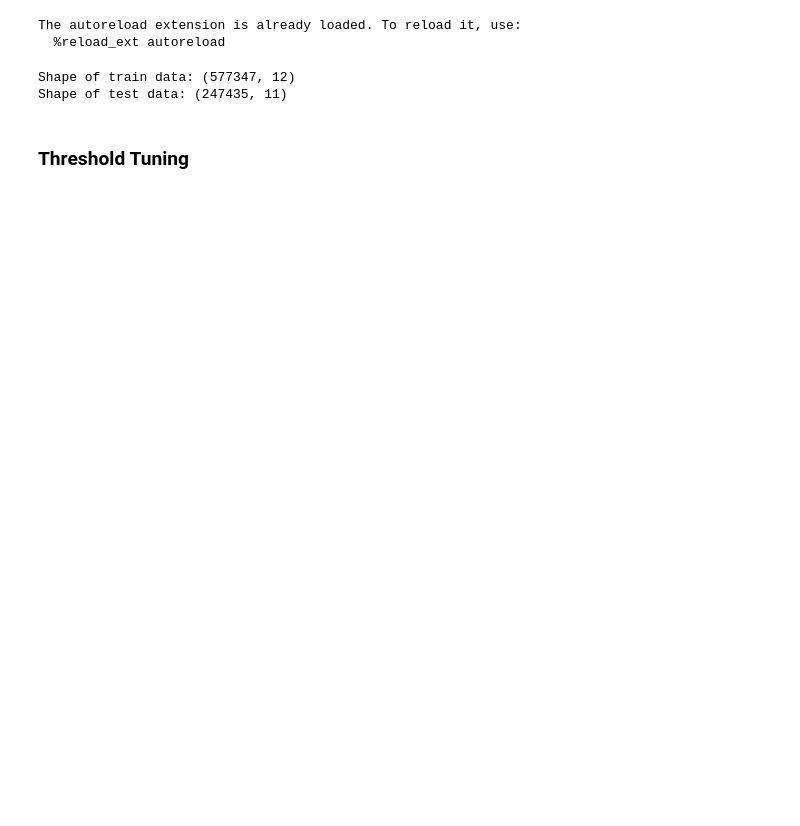
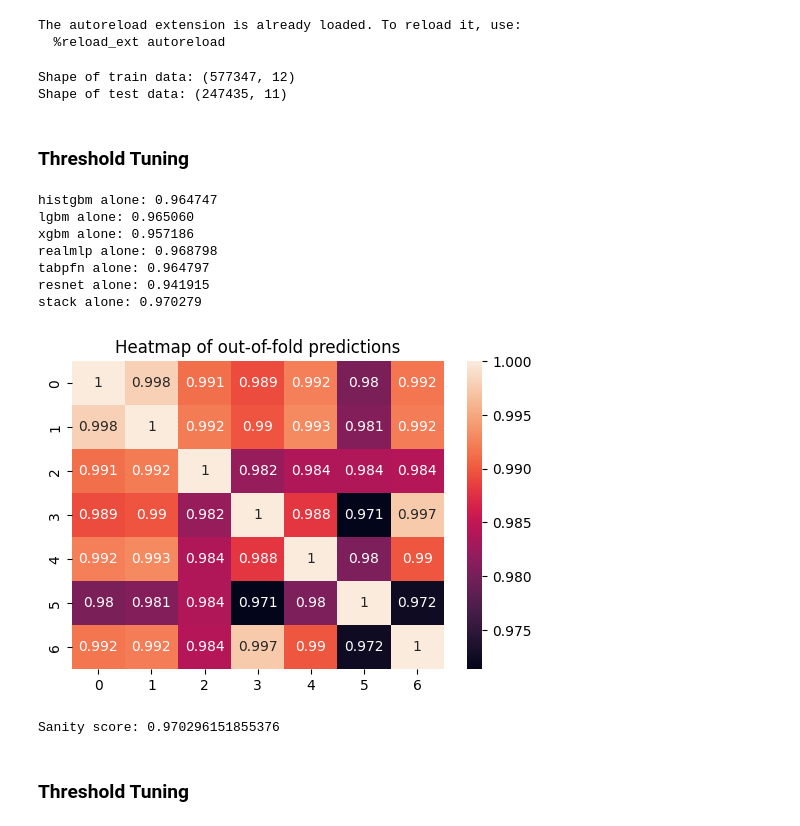
Before and after one commit to Aryan-Kaisth/Kaggle-Competitions, a Jupyter notebook: S6E6-Stellar-Class/notebooks/tuning.ipynb, the cells around one changed output. Cells and saved outputs as stored; diff of their text form; code cells hidden in the pictures; blank space fills up the shorter version.

Commit message:
optuna blending + add thresh calibration

```diff
--- a/S6E6-Stellar-Class/notebooks/tuning.ipynb
+++ b/S6E6-Stellar-Class/notebooks/tuning.ipynb
@@ -44,10 +44,13 @@ Shape of test data: (247435, 11)
 ### Threshold Tuning
 # %%
 MODELS = [
-    ("histgbm", r"artifacts\oof_proba\histgbm_v1_seed42_oof_proba.csv", r"artifacts\test_proba\histgbm_v1_seed42_test_proba.csv"),
+    ("histgbm", r"artifacts\oof_proba\histgbm_v2_seed42_oof_proba.csv", r"artifacts\test_proba\histgbm_v2_seed42_test_proba.csv"),
     ("lgbm", r"artifacts\oof_proba\lightgbm_v3_seed42_oof_proba.csv", r"artifacts\test_proba\lightgbm_v3_seed42_test_proba.csv"),
     ("xgbm", r"artifacts\oof_proba\xgbm_v3_seed42_oof_proba.csv", r"artifacts\test_proba\xgbm_v3_seed42_test_proba.csv"),
-    ("realmlp", r'artifacts\oof_proba\realmlp_v0_seed42_oof_proba.csv', r'artifacts\test_proba\realmlp_v0_seed42_test_proba.csv'),
+    ("realmlp", r'artifacts\oof_proba\realmlp_v1_seed42_oof_proba.csv', r'artifacts\test_proba\realmlp_v1_seed42_test_proba.csv'),
+    ("tabpfn", r'artifacts\oof_proba\tabpfn_v1_seed42_oof_proba.csv', r'artifacts\test_proba\tabpfn_v1_seed42_test_proba.csv'),
+    ("resnet", r'artifacts\oof_proba\resnet_v1_seed42_oof_proba.csv', r'artifacts\test_proba\resnet_v1_seed42_test_proba.csv'),
+    ('stack', r'artifacts\oof_proba\stack_v0_oof_proba.csv', r'artifacts\test_proba\stack_v0_test_proba.csv')
 ]
 
 def load_pred(path: str, prob_cols=config.PROB_COLS) -> np.ndarray:
@@ -147,35 +150,44 @@ study.sampler = optuna.samplers.TPESampler(
     constant_liar=True,
 )
 
 study.optimize(
     objective,
     n_trials=5000,
     show_progress_bar=True,
     n_jobs=-1
 )
 
 # Best weights
 best_raw = np.array(
     [study.best_params[f"w_{name}"] for name in names],
     dtype=np.float32
 )
 best_w = softmax(best_raw)
 
 # Final blend
 blend_oof = weighted_blend(best_w, oof_models)
 blend_test = weighted_blend(best_w, test_models)
 
 best_single = max(single_scores.values())
 
 print(f"\n{'=' * 50}")
 print(f"Best blend: {study.best_value:.6f}")
 print(f"Gain: +{study.best_value - best_single:.6f}")
 print(f"\n{'=' * 50}")
 
 for name, w in zip(names, best_w):
     print(f"{name} weight: {w:.4f} ({w:.1%})")
+# %% [output]
+histgbm alone: 0.964747
+lgbm alone: 0.965060
+xgbm alone: 0.957186
+realmlp alone: 0.968798
+tabpfn alone: 0.964797
+resnet alone: 0.941915
+stack alone: 0.970279
+[figure, added]
 # %%
-RUN_NAME = "blend_v2_seed42"
+RUN_NAME = "blend_v9"
 
 # Save OOF probabilities
 blend_oof_df = pd.DataFrame(
@@ -193,12 +205,12 @@ blend_test_df.insert(0, "id", test_ids)
 
 oof_proba_path = Path(
     config.OOF_PROBA_DIR,
-    f"{RUN_NAME}_oof_proba.csv"
+    f"{RUN_NAME}_[{study.best_value:.6f}]_oof_proba.csv"
 )
 
 test_proba_path = Path(
     config.TEST_PROBA_DIR,
-    f"{RUN_NAME}_test_proba.csv"
+    f"{RUN_NAME}_[{study.best_value:.6f}]_test_proba.csv"
 )
 
 blend_oof_df.to_csv(oof_proba_path, index=False)
@@ -208,7 +220,10 @@ blend_test_df.to_csv(test_proba_path, index=False)
 sanity_oof = pd.read_csv(oof_proba_path)
 
 sanity_pred = (sanity_oof[config.PROB_COLS].to_numpy().argmax(axis=1))
-print("Sanity score:", balanced_accuracy_score(y,sanity_pred))
+sanity_score = balanced_accuracy_score(y,sanity_pred)
+print("Sanity score:", sanity_score)
+# %% [output]
+Sanity score: 0.970296151855376
 # %%
 # Saving submission file as class labels
 test_proba = pd.read_csv(test_proba_path)
@@ -225,3 +240,5 @@ submission_df = pd.DataFrame({
 })
 
 submission_df.to_csv(Path(config.SUBMISSION_DIR, f"{RUN_NAME}_submission.csv"),index=False)
+# %% [markdown]
+### Threshold Tuning
```
Also changed, not shown: parts of 3 cells of this notebook.
